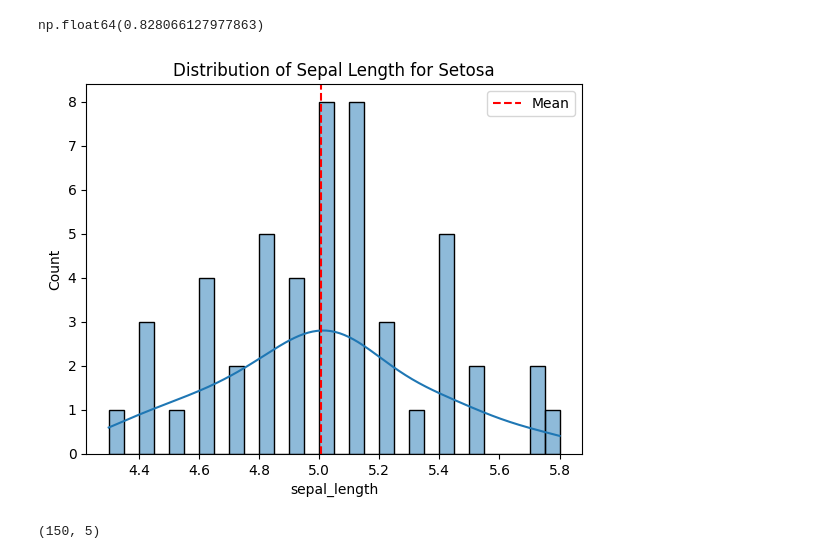
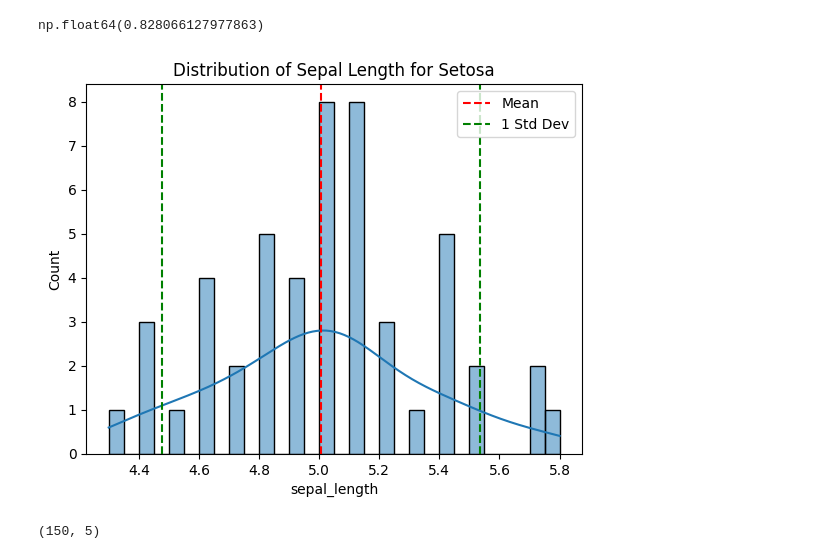
Before and after one commit to rahul8879/AI_ML_SATHISH, a Jupyter notebook: 03_eda.ipynb, the cells around one changed output. Drawn from its saved outputs; the diff is of its cells as text; code cells hidden in the pictures.

```diff
--- a/03_eda.ipynb
+++ b/03_eda.ipynb
@@ -116,13 +116,16 @@ data['sepal_length'].std()
 np.float64(0.828066127977863)
 # %%
 # plot the distribution of sepal length also keep mean
+one_std = data[data.species == 'setosa']['sepal_length'].std()
 sns.histplot(data=data[data.species == 'setosa'], x='sepal_length', kde=True, bins=30)
 plt.axvline(data[data.species == 'setosa']['sepal_length'].mean(), color='r', linestyle='--', label='Mean')
+plt.axvline(data[data.species == 'setosa']['sepal_length'].mean() + 1.5*one_std, color='g', linestyle='--', label='1 Std Dev')
+plt.axvline(data[data.species == 'setosa']['sepal_length'].mean() - 1.5*one_std, color='g', linestyle='--')
 plt.title('Distribution of Sepal Length for Setosa')
 plt.legend()
 plt.show()
 # %% [output]
-[figure, old version]
+[figure, new version]
 # %%
 data.shape
 # %% [output]
```
